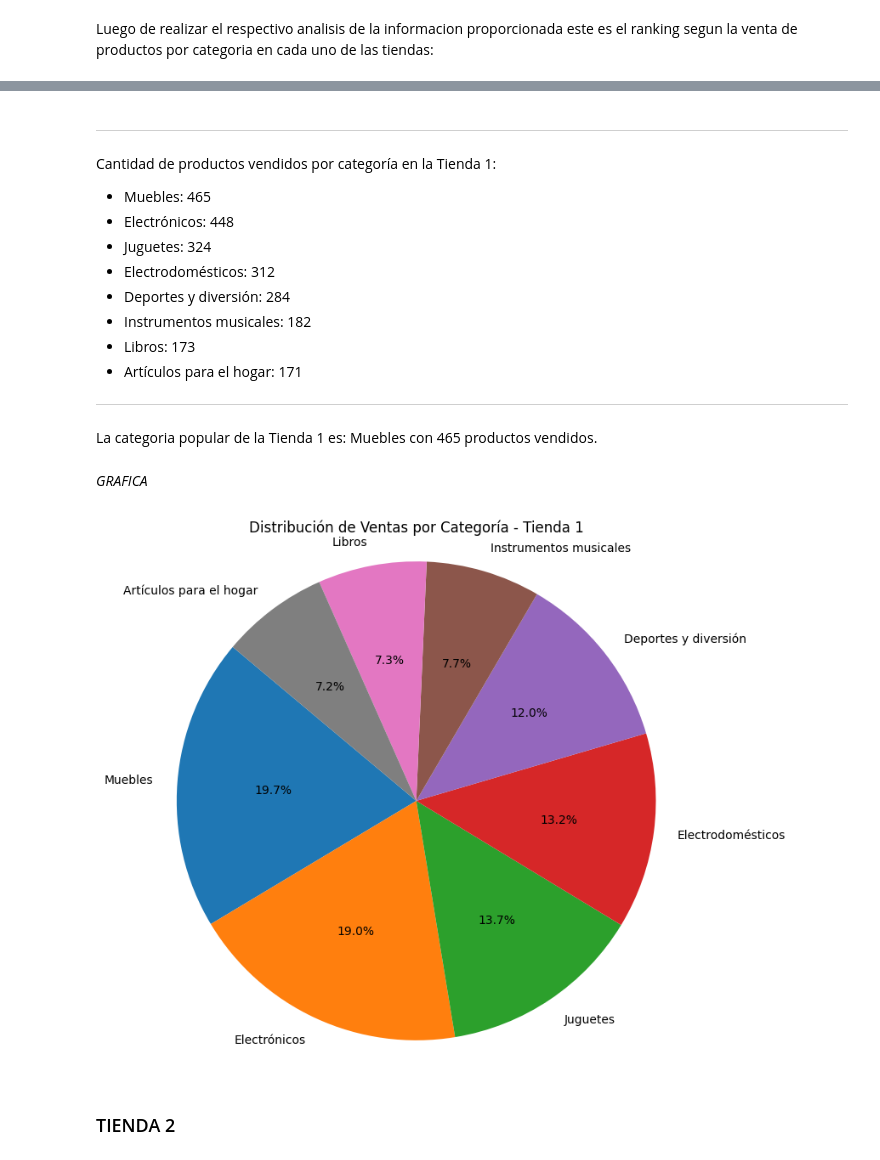
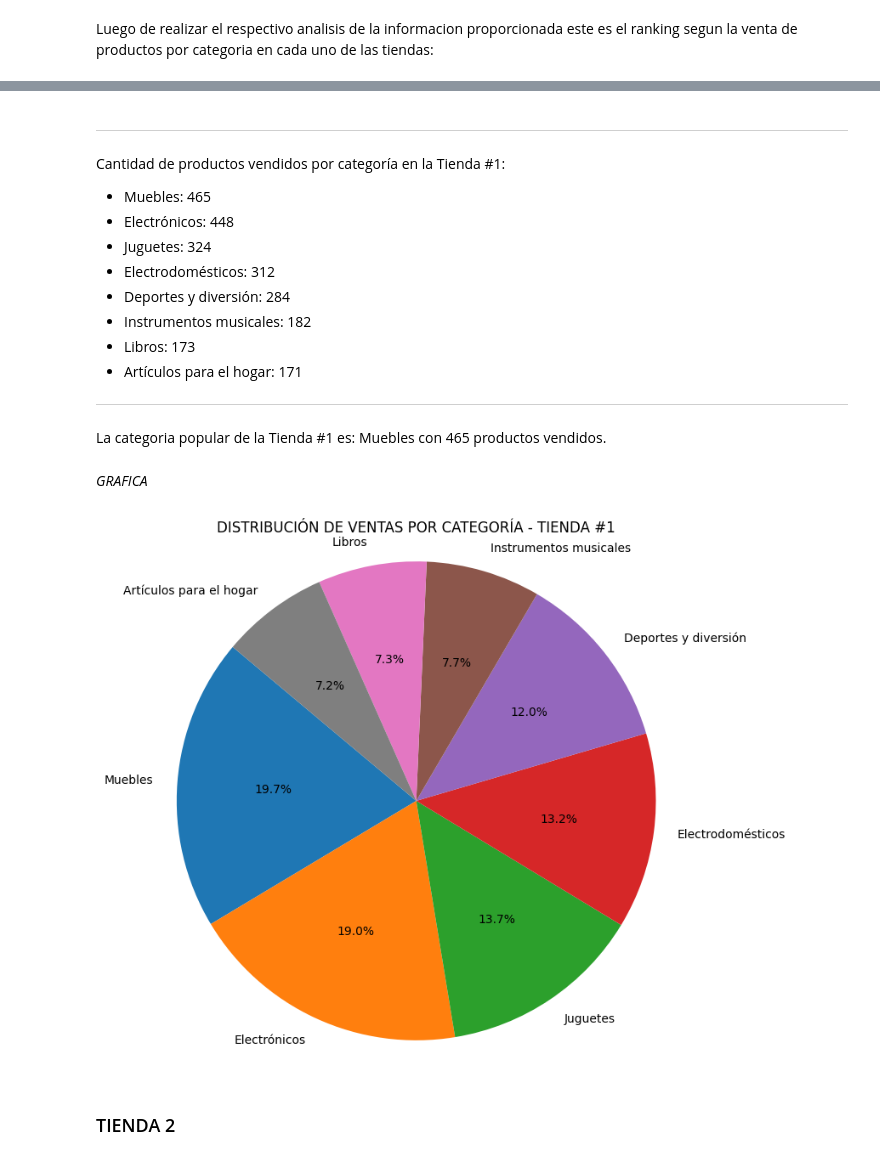
Before and after one commit to TWOD22/Alura-Store-Challenge, a Jupyter notebook: AluraStoreLatam.ipynb, the cells around one changed output, grey strips where cells are left out. Saved outputs shown, nothing was run; the diff lists cells and outputs as text; code cells hidden in the pictures.

```diff
--- a/AluraStoreLatam.ipynb
+++ b/AluraStoreLatam.ipynb
@@ -480,7 +480,7 @@ Luego de realizar el respectivo analisis de la informacion proporcionada este es
 ---
 
 
-Cantidad de productos vendidos por categoría en la Tienda 1:
+Cantidad de productos vendidos por categoría en la Tienda #1:
 
 
 * Muebles:                    465
@@ -496,21 +496,21 @@ Cantidad de productos vendidos por categoría en la Tienda 1:
 ---
 
 
-La categoria popular de la Tienda 1 es: Muebles con 465 productos vendidos.
+La categoria popular de la Tienda #1 es: Muebles con 465 productos vendidos.
 # %% [markdown]
 *GRAFICA*
 # %%
 categorias_tienda1 = conteo_por_categoria_tienda1.index
 ventas_tienda1 = conteo_por_categoria_tienda1.values
 
 
 plt.figure(figsize=(8, 8))
 plt.pie(ventas_tienda1, labels=categorias_tienda1, autopct='%1.1f%%', startangle=140)
-plt.title('Distribución de Ventas por Categoría - Tienda 1')
+plt.title('DISTRIBUCIÓN DE VENTAS POR CATEGORÍA - TIENDA #1')
 plt.axis('equal')
 plt.show()
 # %% [output]
-[figure, old version]
+[figure, new version]
 # %% [markdown]
 ### TIENDA 2
 # %% [markdown]
```
Also changed, not shown: parts of 18 cells of this notebook.
